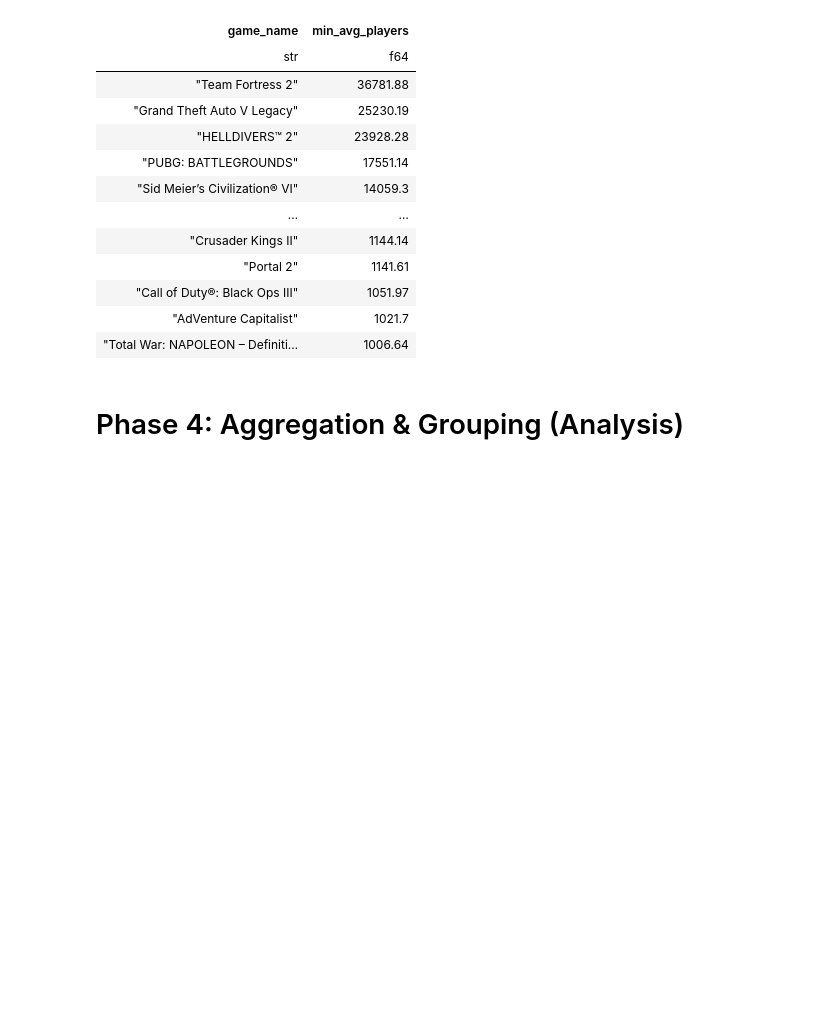
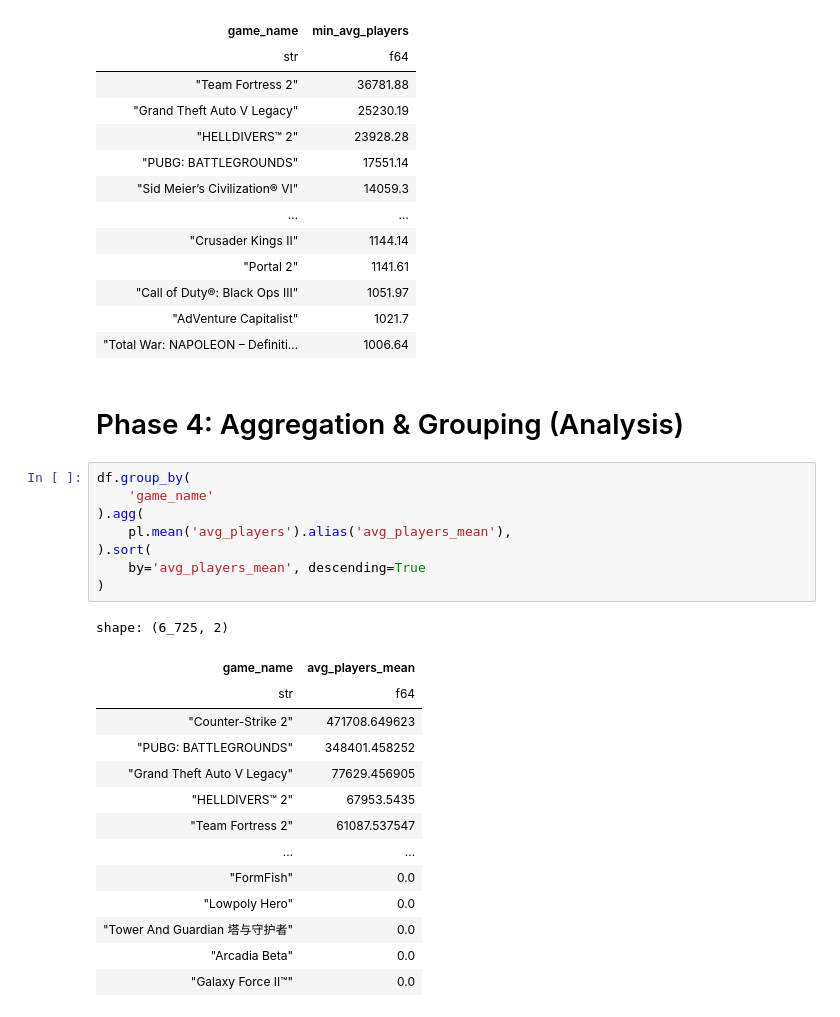
Before and after one commit to ZygimantasB/polars_library, a Jupyter notebook: kaggle/Steam Monthly Average Players.ipynb, the cells around one changed output. Cells and saved outputs as stored; diff of their text form; blank space fills up the shorter version.

```diff
--- a/kaggle/Steam Monthly Average Players.ipynb
+++ b/kaggle/Steam Monthly Average Players.ipynb
@@ -442,3 +442,26 @@ shape: (62, 2)
 | "Total War: NAPOLEON – Definiti… | 1006.64 |
 # %% [markdown]
 # Phase 4: Aggregation & Grouping (Analysis)
+# %%
+df.group_by(
+    'game_name'
+).agg(
+    pl.mean('avg_players').alias('avg_players_mean'),
+).sort(
+    by='avg_players_mean', descending=True
+)
+# %% [output]
+shape: (6_725, 2)
+| game_name | avg_players_mean |
+| str | f64 |
+| "Counter-Strike 2" | 471708.649623 |
+| "PUBG: BATTLEGROUNDS" | 348401.458252 |
+| "Grand Theft Auto V Legacy" | 77629.456905 |
+| "HELLDIVERS™ 2" | 67953.5435 |
+| "Team Fortress 2" | 61087.537547 |
+| … | … |
+| "FormFish" | 0.0 |
+| "Lowpoly Hero" | 0.0 |
+| "Tower And Guardian 塔与守护者" | 0.0 |
+| "Arcadia Beta" | 0.0 |
+| "Galaxy Force II™" | 0.0 |
```
Also changed, not shown: parts of 6 cells of this notebook.
